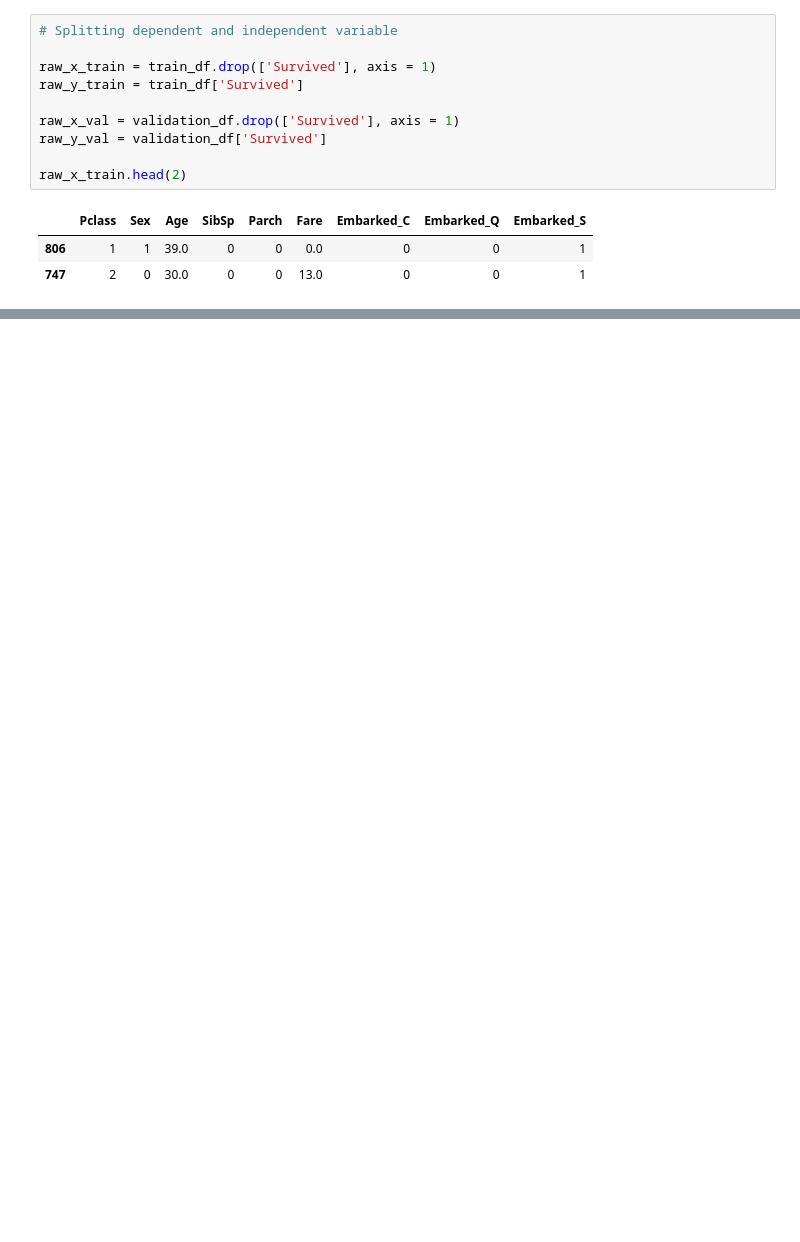
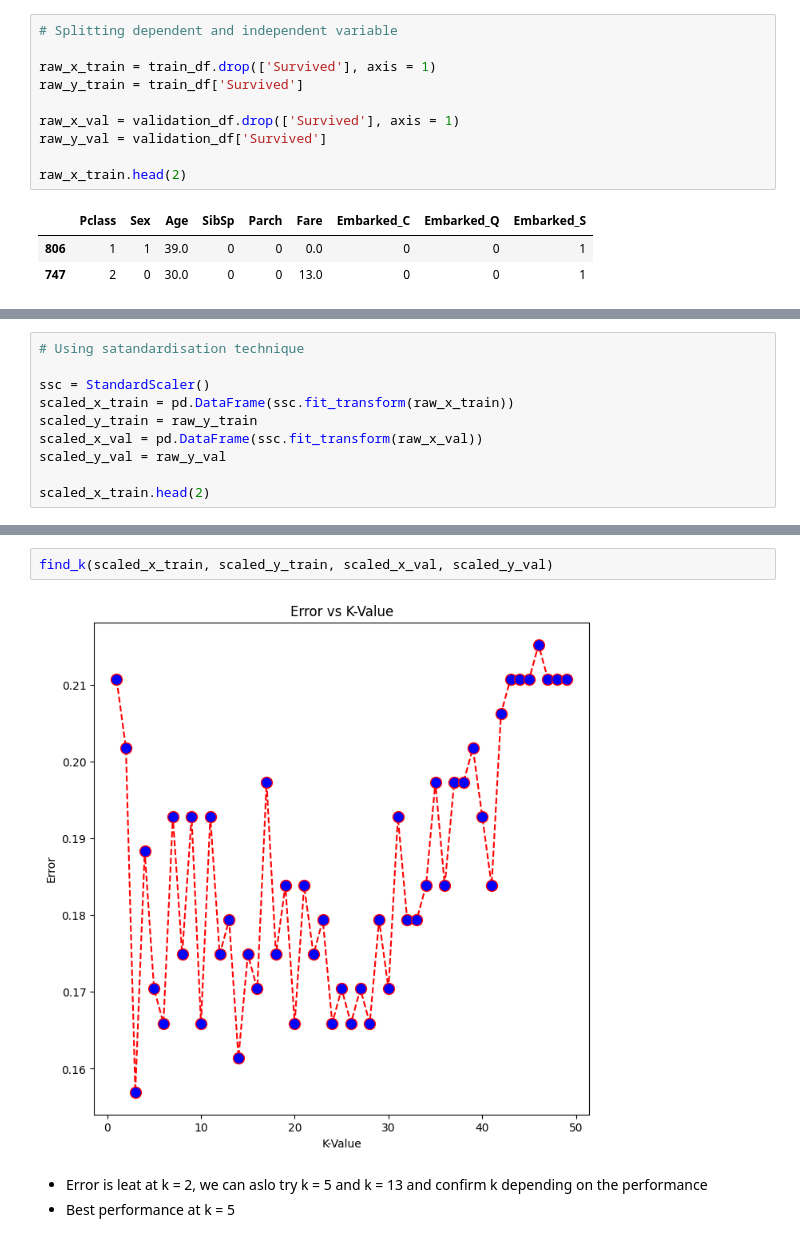
Before and after one commit to younusmohamed77/06_Titanic_Competition, a Jupyter notebook: 06_Titanic Survival Prediction Competition.ipynb, the cells around one changed output, grey strips where cells are left out. Cells and saved outputs as stored; diff of their text form; blank space fills up the shorter version.

```diff
--- a/01_Titanic Survival Prediction Competition.ipynb
+++ b/06_Titanic Survival Prediction Competition.ipynb
@@ -818,0 +882,10 @@ Test accuracy : 0.7892376681614349
+# %%
+# Using satandardisation technique
+
+ssc = StandardScaler()
+scaled_x_train = pd.DataFrame(ssc.fit_transform(raw_x_train))
+scaled_y_train = raw_y_train
+scaled_x_val = pd.DataFrame(ssc.fit_transform(raw_x_val))
+scaled_y_val = raw_y_val
+
+scaled_x_train.head(2)
@@ -818,0 +1120,7 @@ Test accuracy : 0.7892376681614349
+# %%
+find_k(scaled_x_train, scaled_y_train, scaled_x_val, scaled_y_val)
+# %% [output]
+[figure, added]
+# %% [markdown]
+- Error is leat at k = 2, we can aslo try k = 5 and k = 13 and confirm k depending on the performance
+- Best performance at k = 5
```
Also changed, not shown: parts of 69 cells of this notebook, 1 other file.
